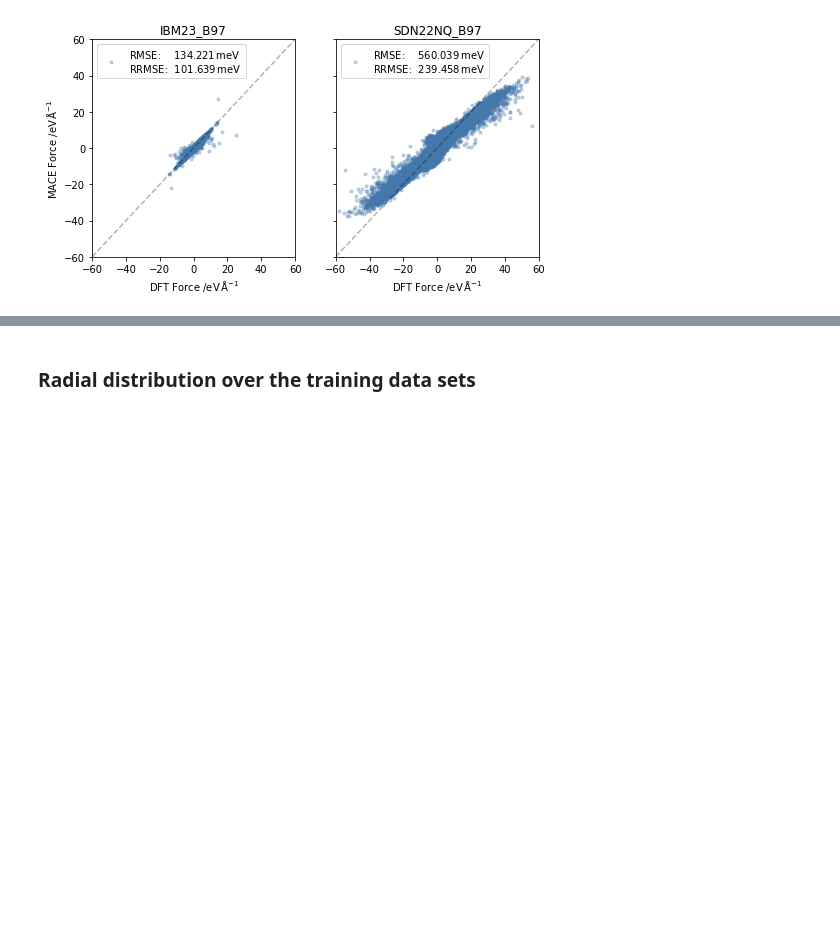
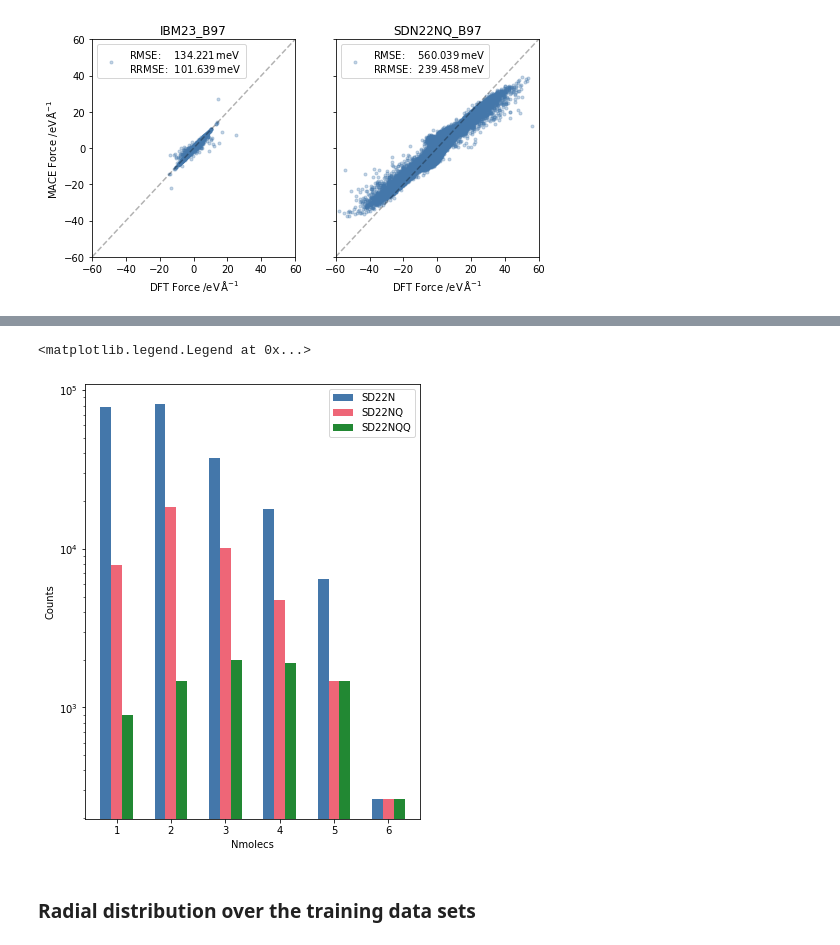
Before and after one commit to imagdau/EC-EMC_diffusion_DFT-MLIP-Data_comparison, a Jupyter notebook: for_paper.ipynb, the cells around one changed output, grey strips where cells are left out. Drawn from its saved outputs; the diff is of its cells as text; code cells hidden in the pictures; blank space fills up the shorter version.

Commit message:
Added some analysis on cluster sizes to account for data sample variability

```diff
--- a/for_paper.ipynb
+++ b/for_paper.ipynb
@@ -460,3 +467,30 @@ for i, k in enumerate(xyz):
+# %%
+import numpy as np
+from matplotlib import pyplot as plt
+from aseMolec import anaAtoms as aa
+from ase.io import read
+
+SD22NQQ = read(f'{static_path}force_correlation/SDN22NQQ/wB97X/SEED1/DSET1/train_data/SD22NQQ1_wB97XD3BJ_Psi4.xyz', ':')
+SD22NQ = read(f'{static_path}force_correlation/SDN22NQ/wB97X/SEED1/DSET1/train_data/SD22NQ1_wB97XD3BJ_Psi4.xyz', ':')
+SD22N = read(f'{static_path}force_correlation/SDN22N/wB97X/SEED1/DSET1/train_data/SD22N_wB97XD3BJ_Psi4.xyz', ':')
+
+
+stats_SD2N   = np.histogram(np.array([at.info['Nmols'] for at in SD22N]), [1,2,3,4,5,6,7])[0]
+stats_SD2NQ  = np.histogram(np.array([at.info['Nmols'] for at in SD22NQ]), [1,2,3,4,5,6,7])[0]
+stats_SD2NQQ = np.histogram(np.array([at.info['Nmols'] for at in SD22NQQ]), [1,2,3,4,5,6,7])[0]
+
+bw = 0.2
+plt.figure(figsize=(6,8))
+plt.bar(np.arange(1,7,1)-bw, stats_SD2N, width=bw, label = 'SD22N')
+plt.bar(np.arange(1,7,1), stats_SD2NQ, width=bw, label = 'SD22NQ')
+plt.bar(np.arange(1,7,1)+bw, stats_SD2NQQ, width=bw, label = 'SD22NQQ')
+plt.yscale('log')
+plt.xlabel('Nmolecs')
+plt.ylabel('Counts')
+plt.legend()
+# %% [output]
+<matplotlib.legend.Legend at 0x...>
+[figure, added]
 # %% [markdown]
 ### Radial distribution over the training data sets
 # %% [markdown]
```
Also changed, not shown: parts of 9 cells of this notebook.
